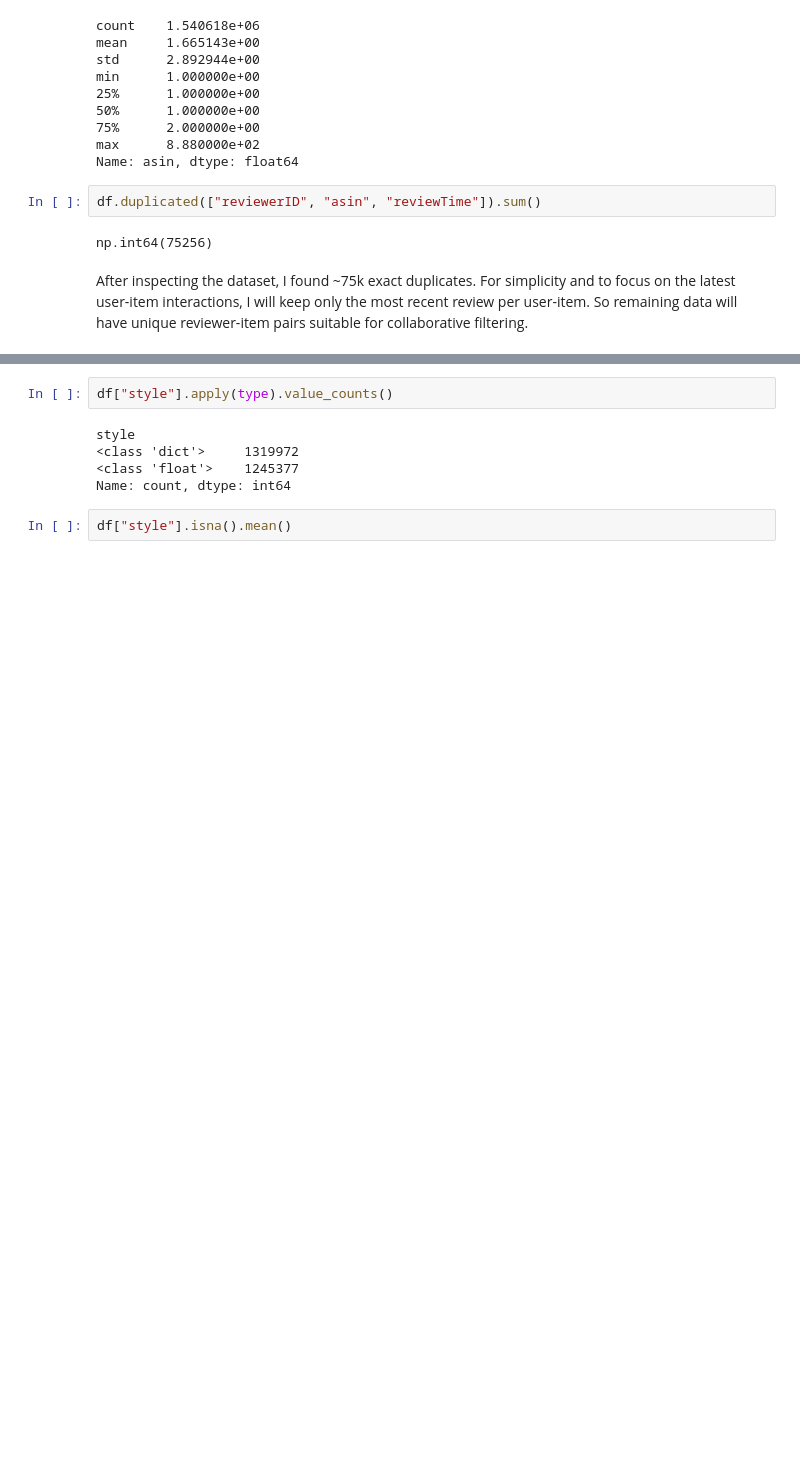
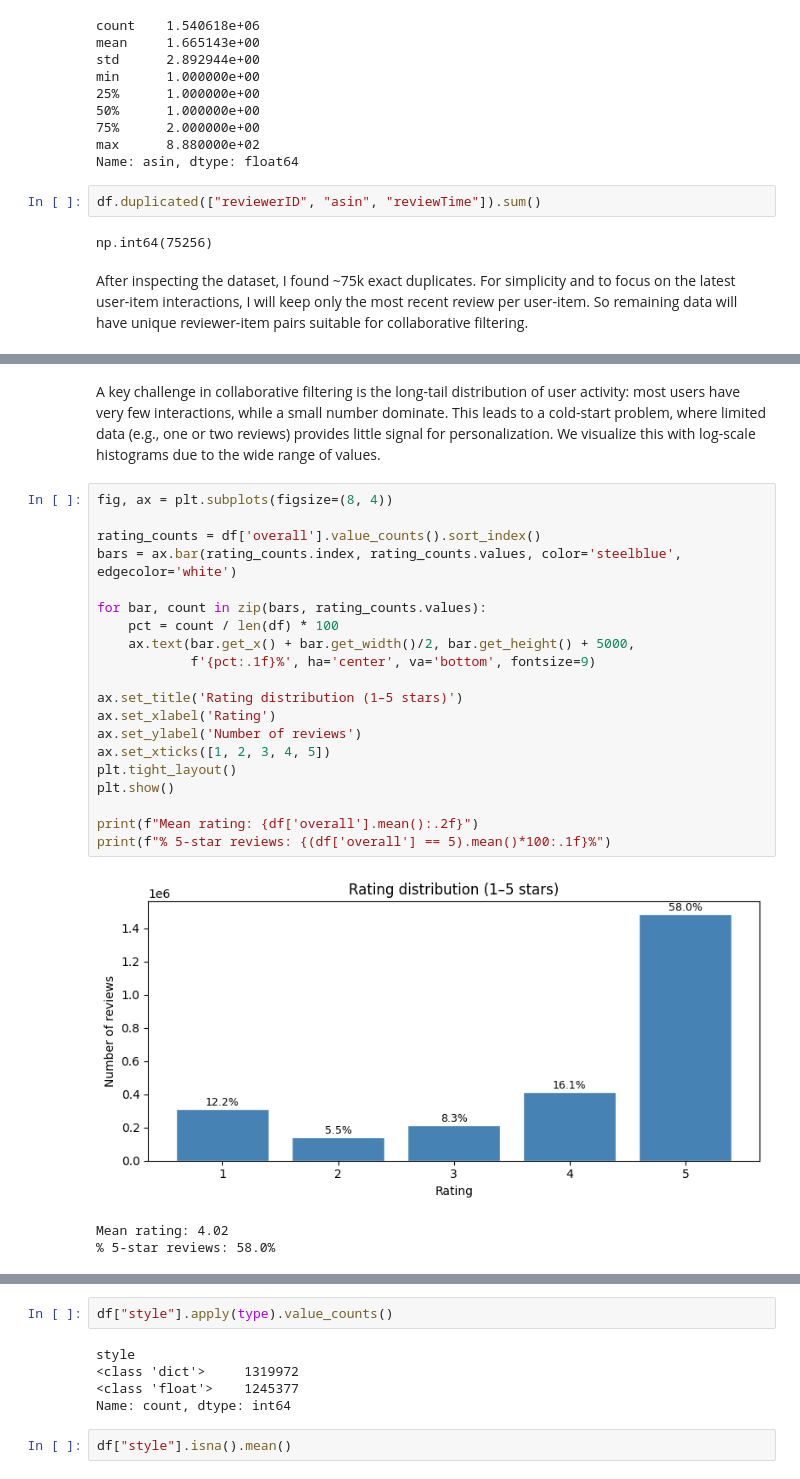
Before and after one commit to themainpie/amazon-games-recommendation-system, a Jupyter notebook: notebooks/EDA.ipynb, the cells around one changed output, grey strips where cells are left out. Saved outputs shown, nothing was run; the diff lists cells and outputs as text; blank space fills up the shorter version.

```diff
--- a/notebooks/EDA.ipynb
+++ b/notebooks/EDA.ipynb
@@ -90,0 +121,26 @@ After inspecting the dataset, I found ~75k exact duplicates. For simplicity and
+# %% [markdown]
+A key challenge in collaborative filtering is the long-tail distribution of user activity: most users have very few interactions, while a small number dominate. This leads to a cold-start problem, where limited data (e.g., one or two reviews) provides little signal for personalization. We visualize this with log-scale histograms due to the wide range of values.
+# %%
+fig, ax = plt.subplots(figsize=(8, 4))
+
+rating_counts = df['overall'].value_counts().sort_index()
+bars = ax.bar(rating_counts.index, rating_counts.values, color='steelblue', edgecolor='white')
+
+for bar, count in zip(bars, rating_counts.values):
+    pct = count / len(df) * 100
+    ax.text(bar.get_x() + bar.get_width()/2, bar.get_height() + 5000,
+            f'{pct:.1f}%', ha='center', va='bottom', fontsize=9)
+
+ax.set_title('Rating distribution (1–5 stars)')
+ax.set_xlabel('Rating')
+ax.set_ylabel('Number of reviews')
+ax.set_xticks([1, 2, 3, 4, 5])
+plt.tight_layout()
+plt.show()
+
+print(f"Mean rating: {df['overall'].mean():.2f}")
+print(f"% 5-star reviews: {(df['overall'] == 5).mean()*100:.1f}%")
+# %% [output]
+[figure, added]
+Mean rating: 4.02
+% 5-star reviews: 58.0%
```
Also changed, not shown: parts of 42 cells of this notebook, 3 other files.
